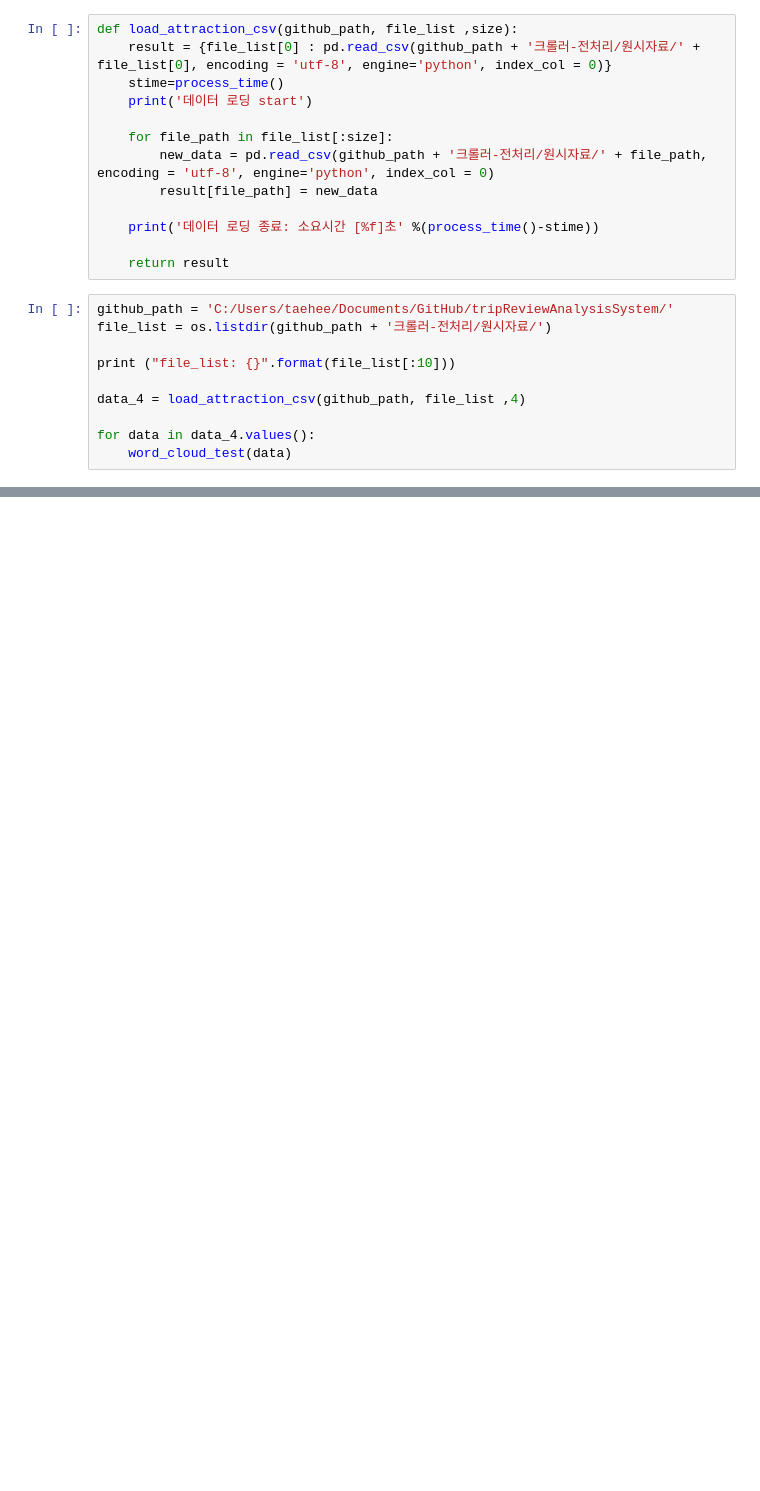
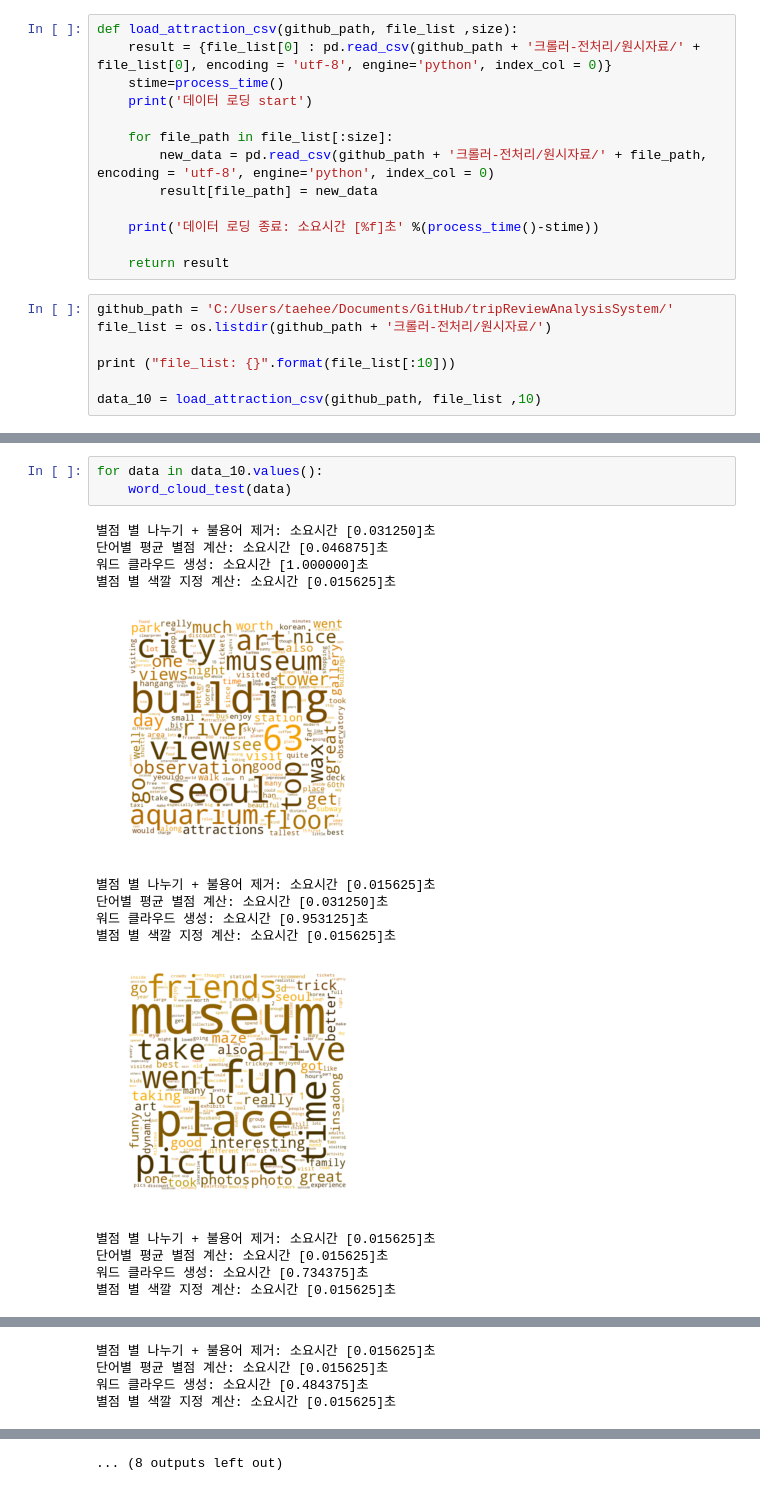
Before and after one commit to twinstae/tripReviewAnalysisSystem, a Jupyter notebook: 시각화-웹사이트/NLTK 기초분석과 시각화.ipynb, the cells around one changed output, grey strips where cells are left out. Drawn from its saved outputs; the diff is of its cells as text; blank space fills up the shorter version.

```diff
--- a/시각화-웹사이트/NLTK 기초분석과 시각화.ipynb
+++ b/시각화-웹사이트/NLTK 기초분석과 시각화.ipynb
@@ -496,10 +471,7 @@ file_list = os.listdir(github_path + '크롤러-전처리/원시자료/')
 
 print ("file_list: {}".format(file_list[:10]))
 
-data_4 = load_attraction_csv(github_path, file_list ,4)
-
-for data in data_4.values():
-    word_cloud_test(data)
+data_10 = load_attraction_csv(github_path, file_list ,10)
 # %% [output]
 file_list: ['63 City.txt', 'Alive Museum Insadong.txt', 'Amore Pacific Museum of Art.txt', 'An Jung-geun Memorial Hall.txt', 'Ansan Jarak-gil.txt', 'apm Place.txt', 'Arario Museum in Space.txt', "Baek ...
 데이터 로딩 start
@@ -530,0 +479,18 @@ file_list: ['63 City.txt', 'Alive Museum Insadong.txt', 'Amore Pacific Museum of
+# %%
+for data in data_10.values():
+    word_cloud_test(data)
+# %% [output]
+별점 별 나누기 + 불용어 제거: 소요시간 [0.031250]초
+단어별 평균 별점 계산: 소요시간 [0.046875]초
+워드 클라우드 생성: 소요시간 [1.000000]초
+별점 별 색깔 지정 계산: 소요시간 [0.015625]초
+[figure, added]
+별점 별 나누기 + 불용어 제거: 소요시간 [0.015625]초
+단어별 평균 별점 계산: 소요시간 [0.031250]초
+워드 클라우드 생성: 소요시간 [0.953125]초
+별점 별 색깔 지정 계산: 소요시간 [0.015625]초
+[figure, added]
+별점 별 나누기 + 불용어 제거: 소요시간 [0.015625]초
+단어별 평균 별점 계산: 소요시간 [0.015625]초
+워드 클라우드 생성: 소요시간 [0.734375]초
+별점 별 색깔 지정 계산: 소요시간 [0.015625]초
@@ -530,0 +498,4 @@ file_list: ['63 City.txt', 'Alive Museum Insadong.txt', 'Amore Pacific Museum of
+별점 별 나누기 + 불용어 제거: 소요시간 [0.015625]초
+단어별 평균 별점 계산: 소요시간 [0.015625]초
+워드 클라우드 생성: 소요시간 [0.484375]초
+별점 별 색깔 지정 계산: 소요시간 [0.015625]초
@@ -530,0 +513 @@ file_list: ['63 City.txt', 'Alive Museum Insadong.txt', 'Amore Pacific Museum of
+... (8 outputs left out)
```
Also changed, not shown: parts of 18 cells of this notebook, 3 other files.
